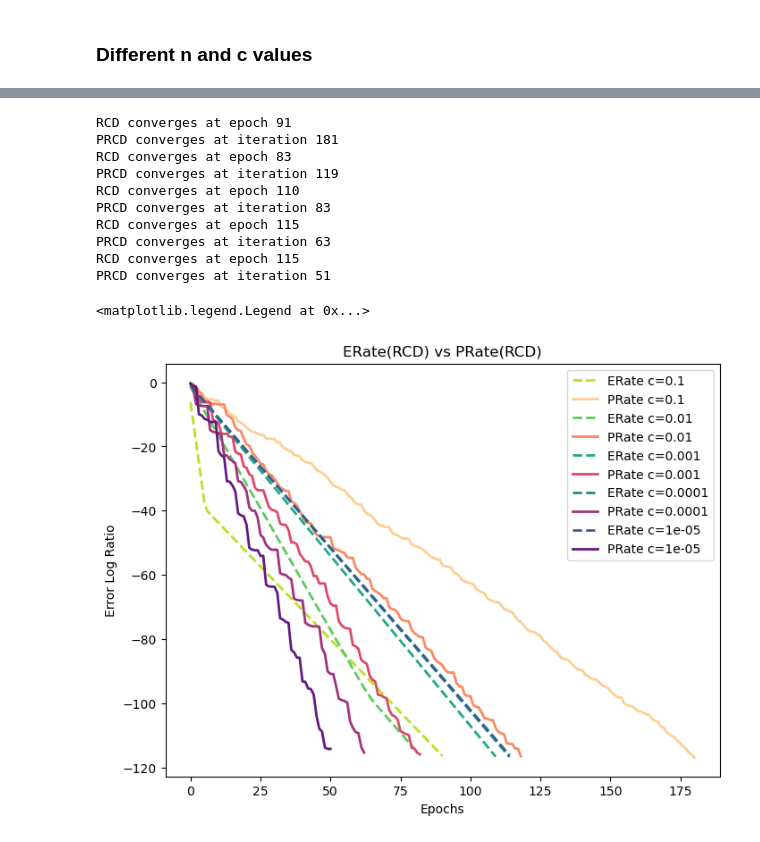
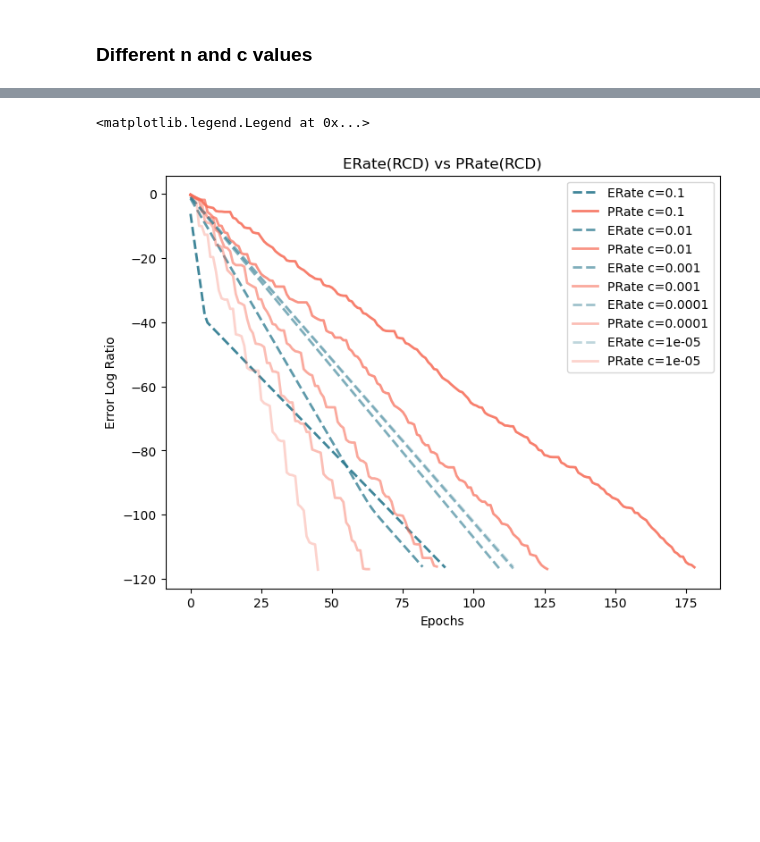
Before and after one commit to pinto2501/coordinate_descent, a Jupyter notebook: cbcd.ipynb, the cells around one changed output, grey strips where cells are left out. Drawn from its saved outputs; the diff is of its cells as text; code cells hidden in the pictures; blank space fills up the shorter version.

```diff
--- a/cbcd.ipynb
+++ b/cbcd.ipynb
@@ -6,9 +8,19 @@ import random
 # Initialization
 # %%
 EPOCHS = 5000
-n = 200
+n = 20
 c = 0.01
 # %%
+def initialize_mat(n, c):
+    I = np.identity(n)
+    L = -np.tril(c * np.ones((n, n)), k=-1)
+    A_c = np.identity(n)- L - L.T
+    S = np.diag([1/(n) for i in range(n)])
+    R = np.linalg.matrix_power(I - S @ np.linalg.inv(I) @ A_c, n)
+    C = np.linalg.inv(I-L) @ L.T
+
+    return R, C
+
 def build_coordinate_matrices(n, c):
     mats = []
     for i in range(n):
@@ -18,10 +30,8 @@ def build_coordinate_matrices(n, c):
         mats.append(M)
     return mats
 
-def run_ccd(epochs, n, c):
-    I = np.identity(n)
-    L = -np.tril(c * np.ones((n, n)), k=-1)
-    C = np.linalg.inv(I-L) @ L.T
+def run_ccd(epochs, n, c, verbose=False):
+    R, C = initialize_mat(n, c)
 
     x0 = np.ones((n,1))
     x = x0.copy()
@@ -32,19 +42,16 @@ def run_ccd(epochs, n, c):
         x = C @ x
         norm = np.linalg.norm(x - x_star)
         if norm < 1e-50:
-            print(f"CCD converges at epoch {l}")
+            if verbose:
+                print(f"CCD converges at epoch {l}")
             break
         ratio = norm / np.linalg.norm(x0 - x_star)
         ccd_errors.append(np.log(ratio))
 
     return ccd_errors
 
-def run_rcd(epochs, n, c):
-    I = np.identity(n)
-    L = -np.tril(c * np.ones((n, n)), k=-1)
-    A_c = np.identity(n)- L - L.T
-    S = np.diag([1/(n) for i in range(n)])
-    R = np.linalg.matrix_power(I - S @ np.linalg.inv(I) @ A_c, n)
+def run_rcd(epochs, n, c, verbose=False):
+    R, C = initialize_mat(n, c)
 
     x0 = np.ones((n,1))
     x = x0.copy()
@@ -55,14 +62,15 @@ def run_rcd(epochs, n, c):
         x = R @ x
         norm = np.linalg.norm(x - x_star)
         if norm < 1e-50:
-            print(f"RCD converges at epoch {l}")
+            if verbose:
+                print(f"RCD converges at epoch {l}")
             break
         ratio = norm / np.linalg.norm(x0 - x_star)
         rcd_errors.append(np.log(ratio))
 
     return rcd_errors
 
-def run_prcd(epochs, n, c):
+def run_prcd(epochs, n, c, verbose=False):
     mats = build_coordinate_matrices(n, c)
     epochs = 5000
     x0 = np.ones((n, 1))
@@ -76,7 +84,8 @@ def run_prcd(epochs, n, c):
             x = mats[i] @ x
         norm = np.linalg.norm(x - x_star)
         if norm < 1e-50:
-            print(f"PRCD converges at iteration {l}")
+            if verbose:
+                print(f"PRCD converges at iteration {l}")
             break
         else:
             ratio = norm / np.linalg.norm(x0 - x_star)
@@ -200,46 +223,36 @@ PRCD converges at iteration 51
 # %%
 import matplotlib as mpl
 from matplotlib.colors import Normalize, LogNorm
 
 fig, ax = plt.subplots(figsize=(8, 6))
 
 c_vals = [0.1, 0.01, 0.001, 0.0001, 0.00001]
 dim = 50
 norm = LogNorm(vmin=min(c_vals), vmax=max(c_vals))
 
 viridis_cmap = mpl.colormaps["viridis"]
 magma_cmap = mpl.colormaps["magma"]
 
 for c in c_vals:
     rcd_errors = run_rcd(EPOCHS, dim, c)
     prcd_errors = run_prcd(EPOCHS, dim, c)
 
     shade = 0.30 + 0.60 * norm(c)
 
     ax.plot(np.arange(len(rcd_errors)), rcd_errors,
-            label=f"ERate c={c}", color=viridis_cmap(shade),
+            label=f"ERate c={c}", color=viridis_cmap(0.4), alpha=shade,
             linestyle="dashed", linewidth=2)
     ax.plot(np.arange(len(prcd_errors)), prcd_errors,
-            label=f"PRate c={c}", color=magma_cmap(shade),
+            label=f"PRate c={c}", color=magma_cmap(0.7), alpha=shade,
             linewidth=2)
 
 ax.set_xlabel("Epochs")
 ax.set_ylabel("Error Log Ratio")
 ax.set_title("ERate(RCD) vs PRate(RCD)")
 ax.legend()
 # %% [output]
-RCD converges at epoch 91
-PRCD converges at iteration 181
-RCD converges at epoch 83
-PRCD converges at iteration 119
-RCD converges at epoch 110
-PRCD converges at iteration 83
-RCD converges at epoch 115
-PRCD converges at iteration 63
-RCD converges at epoch 115
-PRCD converges at iteration 51
+<matplotlib.legend.Legend at 0x...>
-<matplotlib.legend.Legend at 0x...>
-[figure, old version]
+[figure, new version]
 # %%
 fig, ax = plt.subplots(figsize=(8, 6))
 
```
Also changed, not shown: parts of 8 cells of this notebook, 19 other files.
